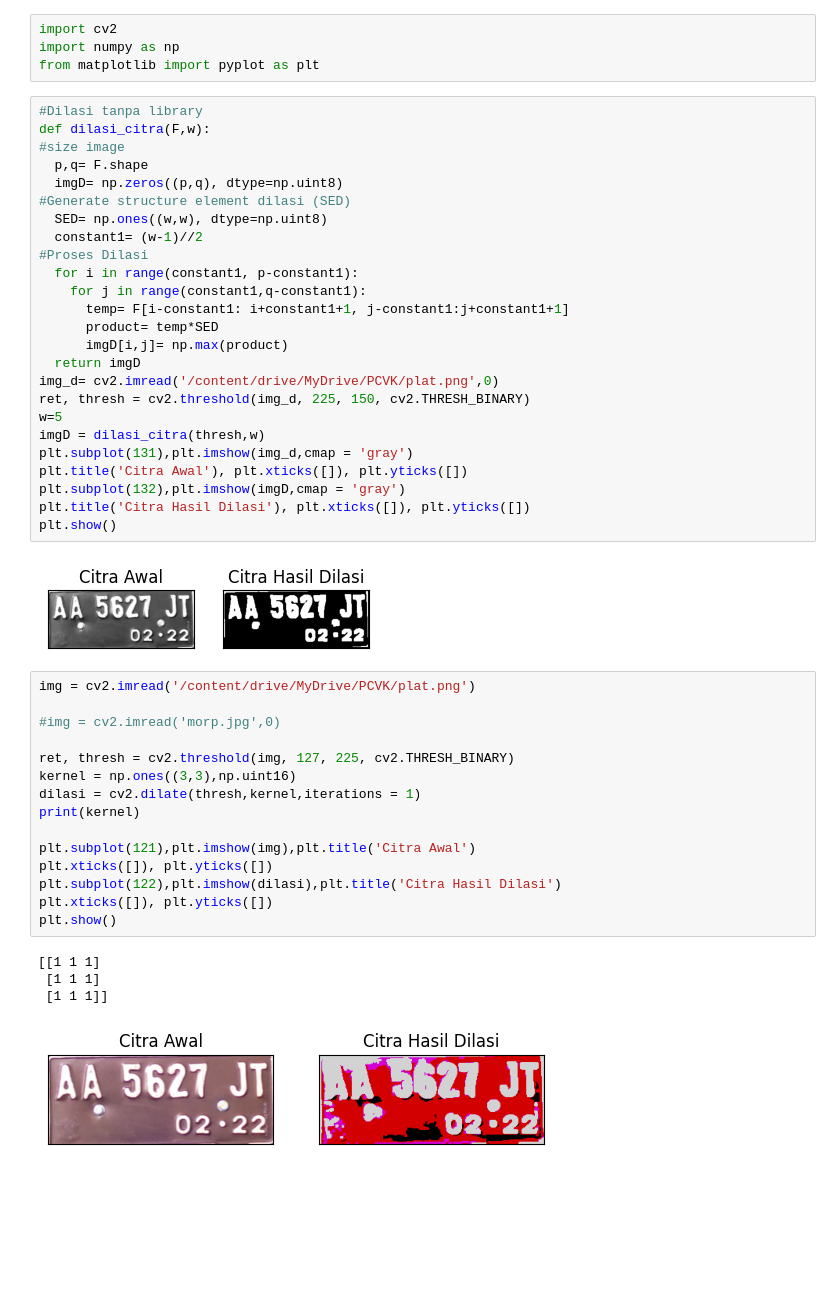
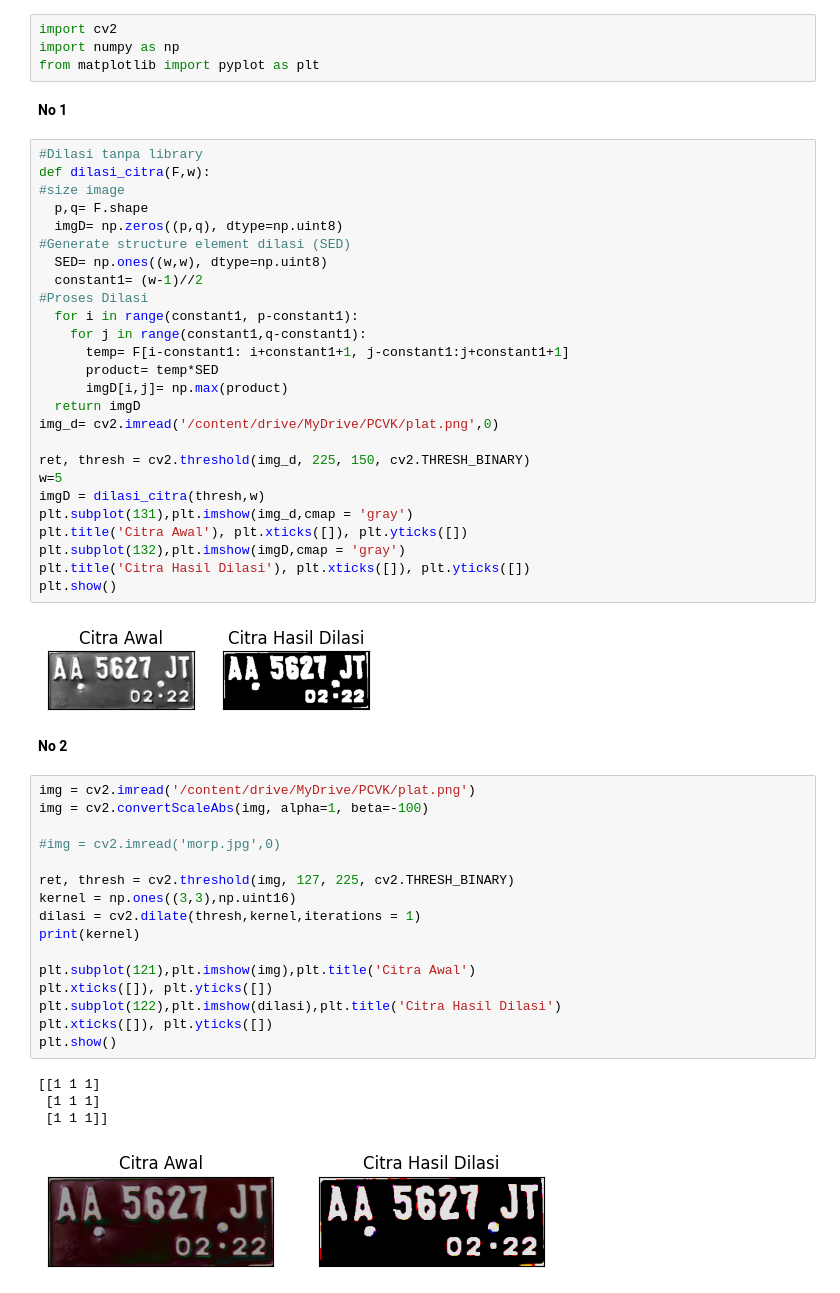
Before and after one commit to arsyandairza/PCVK_Ganjil_2023, a Jupyter notebook: week8.ipynb, the cells around one changed output. Drawn from its saved outputs; the diff is of its cells as text; blank space fills up the shorter version.

```diff
--- a/week8.ipynb
+++ b/week8.ipynb
@@ -7,6 +7,8 @@ drive.mount('/content/drive')
 import cv2
 import numpy as np
 from matplotlib import pyplot as plt
+# %% [markdown]
+**No 1**
 # %%
 #Dilasi tanpa library
 def dilasi_citra(F,w):
@@ -24,6 +26,7 @@ def dilasi_citra(F,w):
       imgD[i,j]= np.max(product)
   return imgD
 img_d= cv2.imread('/content/drive/MyDrive/PCVK/plat.png',0)
+
 ret, thresh = cv2.threshold(img_d, 225, 150, cv2.THRESH_BINARY)
 w=5
 imgD = dilasi_citra(thresh,w)
@@ -34,23 +37,26 @@ plt.title('Citra Hasil Dilasi'), plt.xticks([]), plt.yticks([])
 plt.show()
 # %% [output]
 [figure]
+# %% [markdown]
+**No 2**
 # %%
 img = cv2.imread('/content/drive/MyDrive/PCVK/plat.png')
+img = cv2.convertScaleAbs(img, alpha=1, beta=-100)
 
 #img = cv2.imread('morp.jpg',0)
 
 ret, thresh = cv2.threshold(img, 127, 225, cv2.THRESH_BINARY)
 kernel = np.ones((3,3),np.uint16)
 dilasi = cv2.dilate(thresh,kernel,iterations = 1)
 print(kernel)
 
 plt.subplot(121),plt.imshow(img),plt.title('Citra Awal')
 plt.xticks([]), plt.yticks([])
 plt.subplot(122),plt.imshow(dilasi),plt.title('Citra Hasil Dilasi')
 plt.xticks([]), plt.yticks([])
 plt.show()
 # %% [output]
 [[1 1 1]
  [1 1 1]
  [1 1 1]]
-[figure, old version]
+[figure, new version]
```
Also changed, not shown: parts of 30 cells of this notebook.
